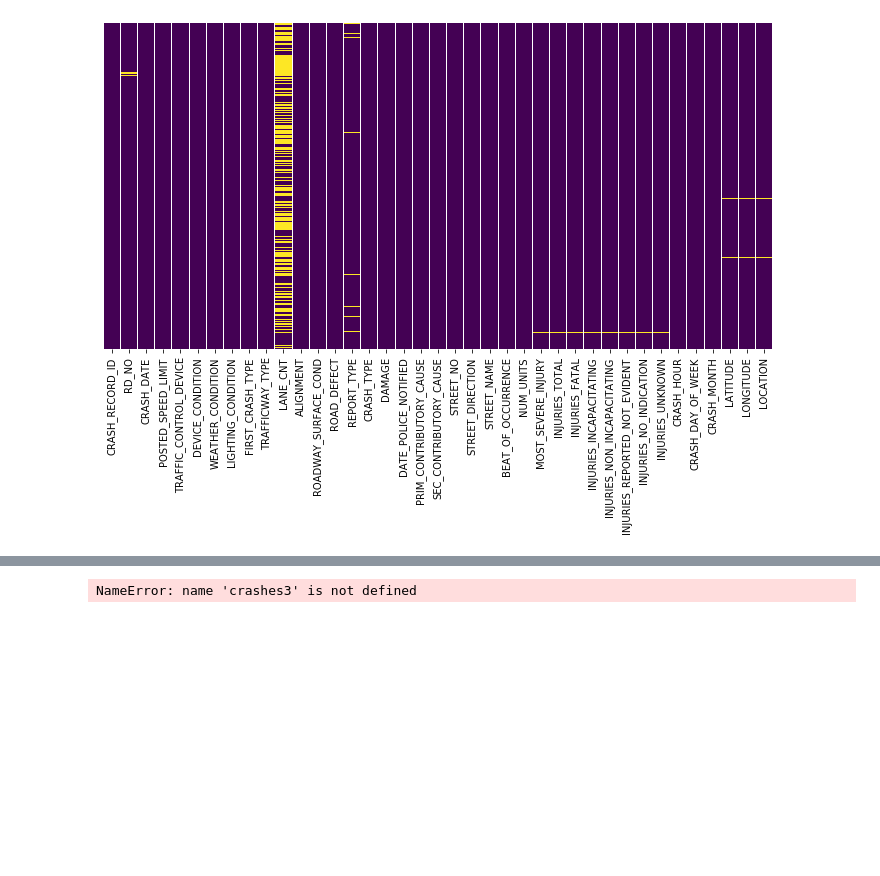
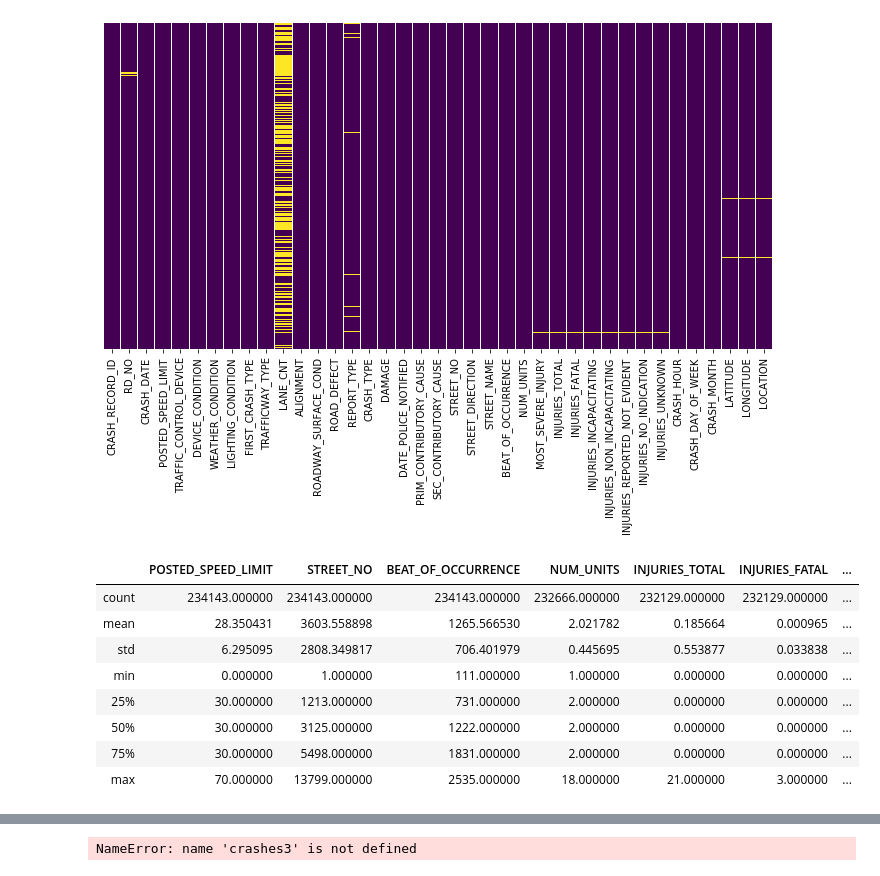
Before and after one commit to Morgan-Sell/chi-traffic-accidents, a Jupyter notebook: chi-transport-eda.ipynb, the cells around one changed output, grey strips where cells are left out. Saved outputs shown, nothing was run; the diff lists cells and outputs as text; code cells hidden in the pictures; blank space fills up the shorter version.

```diff
--- a/chi-transport-eda.ipynb
+++ b/chi-transport-eda.ipynb
@@ -50,8 +50,19 @@ sns.heatmap(crashes2.isnull(), yticklabels=False, cbar=False, cmap='viridis');
 crashes2['crash_date_2'] = pd.to_datetime(crashes2['CRASH_DATE'])
 crashes2['crash_year'] = crashes2['crash_date_2'].dt.year
 # %%
-crashes3 = crashes2[(crashes2['crash_year'] == 2018) | (crashes2['crash_year'] == 2018)].copy()
+crashes3 = crashes2[(crashes2['crash_year'] == 2018) | (crashes2['crash_year'] == 2019)].copy()
 crashes3 = crashes3[(crashes3['LATITUDE'].notnull()) & (crashes3['LONGITUDE'].notnull())].copy()
-crashes3 = crashes2[(crashes3['LATITUDE'] != 0) & (crashes3['LONGITUDE'] != 0)].copy()
+crashes3 = crashes3[(crashes3['LATITUDE'] != 0) & (crashes3['LONGITUDE'] != 0)]
+crashes3.describe()
+# %% [output]
+|  | POSTED_SPEED_LIMIT | STREET_NO | BEAT_OF_OCCURRENCE | NUM_UNITS | INJURIES_TOTAL | INJURIES_FATAL | ... |
+| count | 234143.000000 | 234143.000000 | 234143.000000 | 232666.000000 | 232129.000000 | 232129.000000 | ... |
+| mean | 28.350431 | 3603.558898 | 1265.566530 | 2.021782 | 0.185664 | 0.000965 | ... |
+| std | 6.295095 | 2808.349817 | 706.401979 | 0.445695 | 0.553877 | 0.033838 | ... |
+| min | 0.000000 | 1.000000 | 111.000000 | 1.000000 | 0.000000 | 0.000000 | ... |
+| 25% | 30.000000 | 1213.000000 | 731.000000 | 2.000000 | 0.000000 | 0.000000 | ... |
+| 50% | 30.000000 | 3125.000000 | 1222.000000 | 2.000000 | 0.000000 | 0.000000 | ... |
+| 75% | 30.000000 | 5498.000000 | 1831.000000 | 2.000000 | 0.000000 | 0.000000 | ... |
+| max | 70.000000 | 13799.000000 | 2535.000000 | 18.000000 | 21.000000 | 3.000000 | ... |
 # %%
 plt.figure(figsize=(12,6))
```
Also changed, not shown: parts of 1 cell of this notebook.
